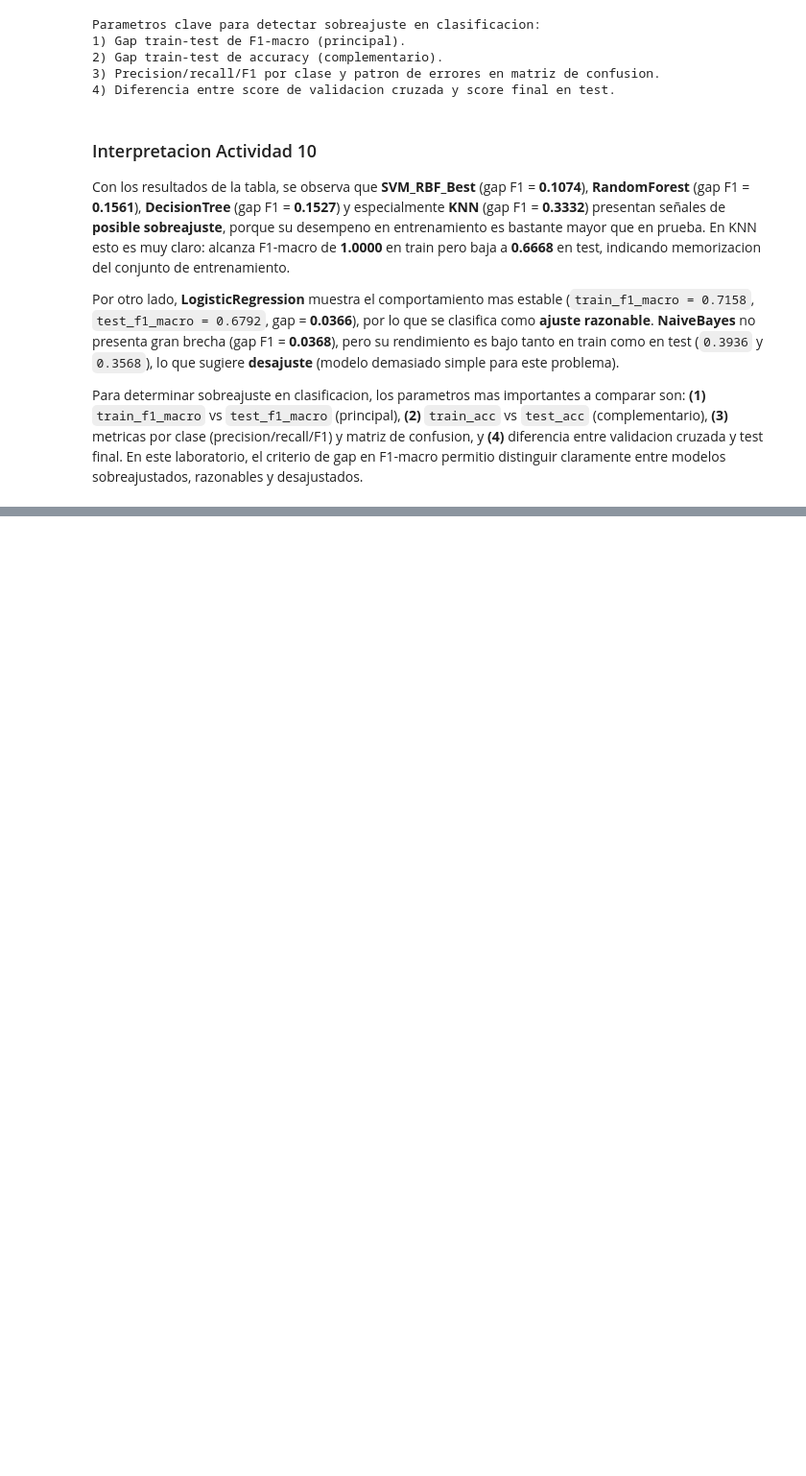
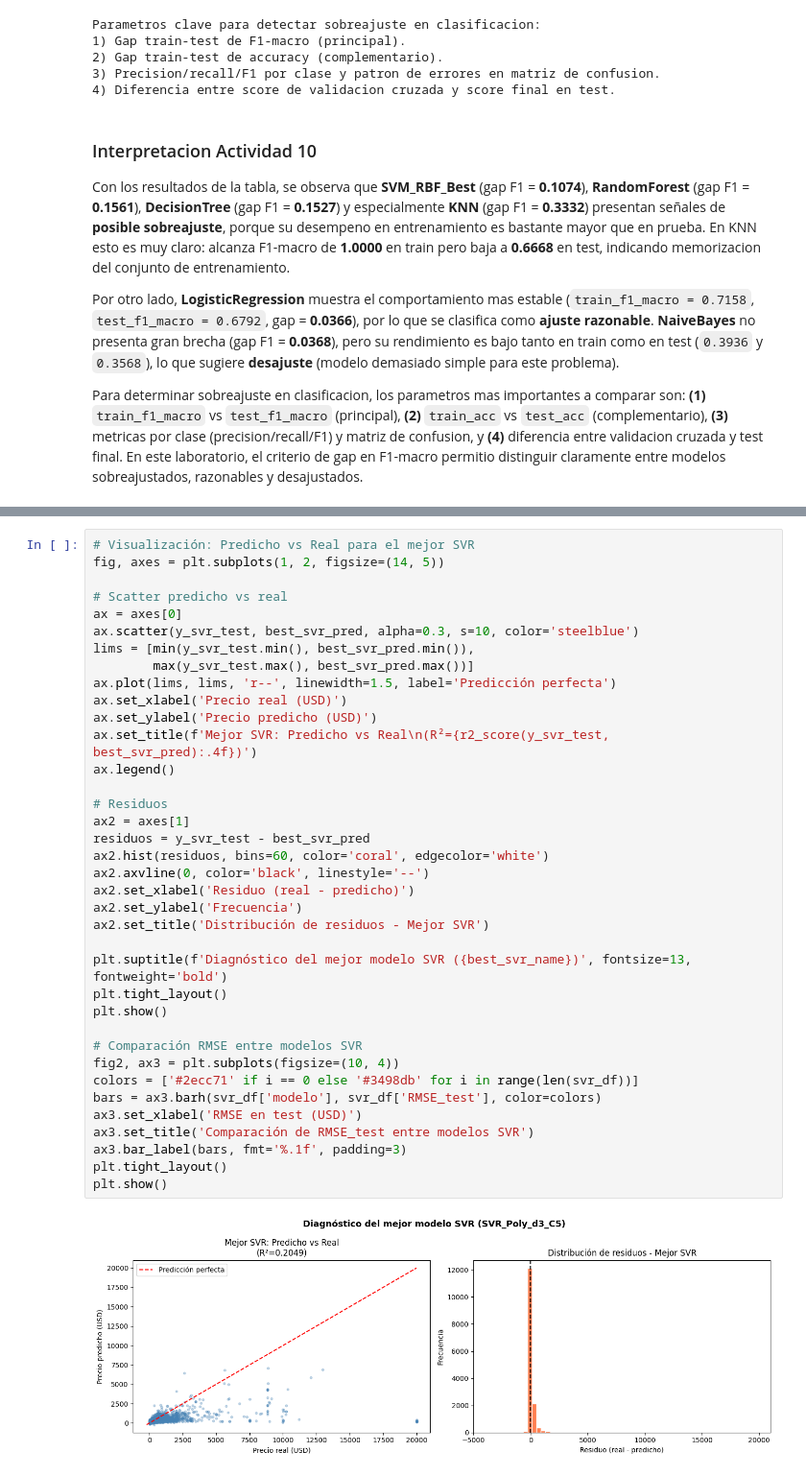
Before and after one commit to diegoanro22/MD-LAB08, a Jupyter notebook: main.ipynb, the cells around one changed output, grey strips where cells are left out. Shown at 96% size. Saved outputs shown, nothing was run; the diff lists cells and outputs as text; blank space fills up the shorter version.

```diff
--- a/main.ipynb
+++ b/main.ipynb
@@ -1018,0 +1161,39 @@ Para determinar sobreajuste en clasificacion, los parametros mas importantes a c
+# %%
+# Visualización: Predicho vs Real para el mejor SVR
+fig, axes = plt.subplots(1, 2, figsize=(14, 5))
+
+# Scatter predicho vs real
+ax = axes[0]
+ax.scatter(y_svr_test, best_svr_pred, alpha=0.3, s=10, color='steelblue')
+lims = [min(y_svr_test.min(), best_svr_pred.min()),
+        max(y_svr_test.max(), best_svr_pred.max())]
+ax.plot(lims, lims, 'r--', linewidth=1.5, label='Predicción perfecta')
+ax.set_xlabel('Precio real (USD)')
+ax.set_ylabel('Precio predicho (USD)')
+ax.set_title(f'Mejor SVR: Predicho vs Real\n(R²={r2_score(y_svr_test, best_svr_pred):.4f})')
+ax.legend()
+
+# Residuos
+ax2 = axes[1]
+residuos = y_svr_test - best_svr_pred
+ax2.hist(residuos, bins=60, color='coral', edgecolor='white')
+ax2.axvline(0, color='black', linestyle='--')
+ax2.set_xlabel('Residuo (real - predicho)')
+ax2.set_ylabel('Frecuencia')
+ax2.set_title('Distribución de residuos - Mejor SVR')
+
+plt.suptitle(f'Diagnóstico del mejor modelo SVR ({best_svr_name})', fontsize=13, fontweight='bold')
+plt.tight_layout()
+plt.show()
+
+# Comparación RMSE entre modelos SVR
+fig2, ax3 = plt.subplots(figsize=(10, 4))
+colors = ['#2ecc71' if i == 0 else '#3498db' for i in range(len(svr_df))]
+bars = ax3.barh(svr_df['modelo'], svr_df['RMSE_test'], color=colors)
+ax3.set_xlabel('RMSE en test (USD)')
+ax3.set_title('Comparación de RMSE_test entre modelos SVR')
+ax3.bar_label(bars, fmt='%.1f', padding=3)
+plt.tight_layout()
+plt.show()
+# %% [output]
+[figure, added]
```
Also changed, not shown: parts of 9 cells of this notebook.
